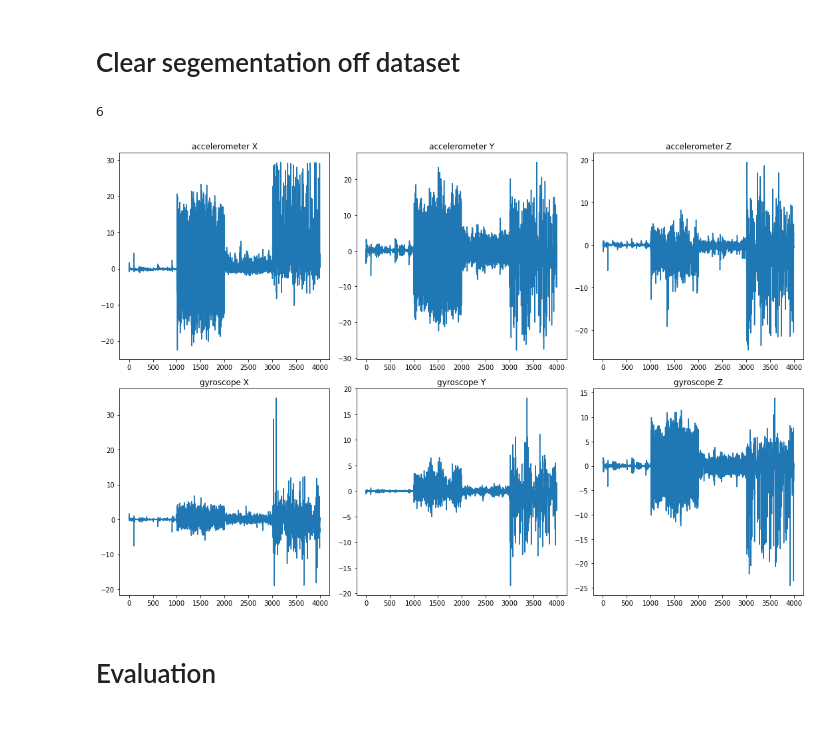
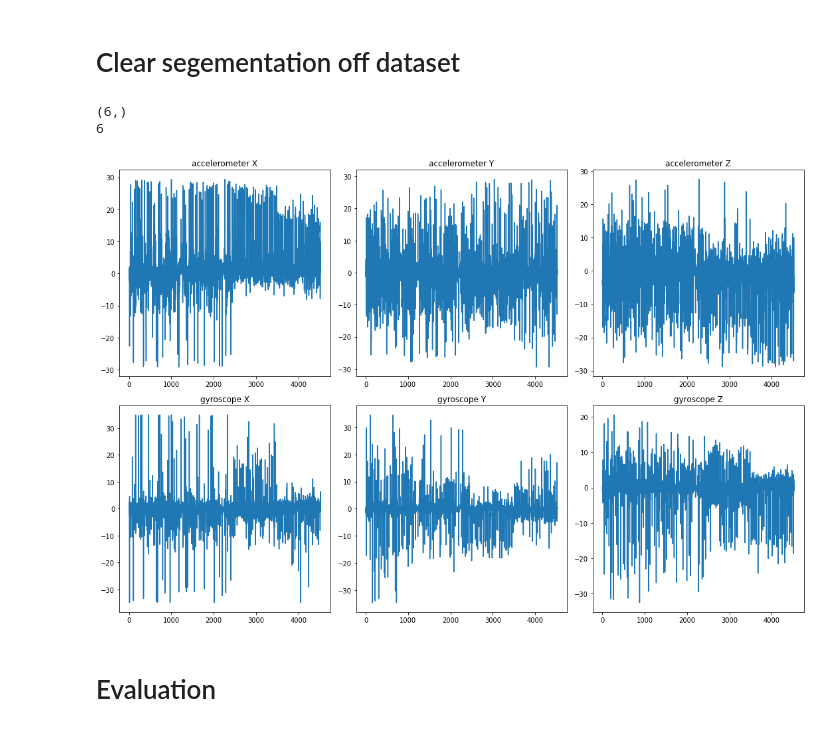
Before and after one commit to damjam212/TimeSeriesSegmentation, a Jupyter notebook: Data_segmentation.ipynb, the cells around one changed output. Saved outputs shown, nothing was run; the diff lists cells and outputs as text; code cells hidden in the pictures.

```diff
--- a/Data_segmentation.ipynb
+++ b/Data_segmentation.ipynb
@@ -59,9 +59,6 @@ def stack_time_series(df):
              stacked.iloc[0,0] = np.concatenate((stacked.iloc[i,0],row[0]))
     return stacked
 
-random_stacked, change_points = stack_time_series_randomly(df,42,100)
-random_stacked = dataframe_to_ndarray(random_stacked)
-
 
 def dataframe_to_ndarray(df):
     """This function creates ndarray(2 dmiensional, shape: length x dim) of dataframe (shape: dim x length)
@@ -78,6 +75,12 @@ def dataframe_to_ndarray(df):
         else:
             ndarray = np.vstack((ndarray,row[0]))
     return ndarray.transpose()
+
+random_stacked, change_points = stack_time_series_randomly(df,True)
+random_stacked = dataframe_to_ndarray(random_stacked)
+
+
+
 
 
 stacked = stack_time_series(df)
@@ -106,34 +109,35 @@ axs[1, 2].set_title('gyroscope Z')
 # Adjust the layout
 plt.tight_layout()
 
 # Show the plots
 plt.show()
 
 n, dim = 4000, 6  # number of samples, dimension
 n_bkps, sigma = 3, 5  # number of change points, noise standart deviation
 signal, bkps = rpt.pw_constant(n, dim, n_bkps, noise_std=sigma)
 # print((signal))
 # print((signal).shape)
 
 # plt.plot(signal)
 # plt.show()
 
 motion_basics_stacked_ndarray = dataframe_to_ndarray(stacked)
 
 # plt.plot(motion_basics_stacked_ndarray)
 # plt.show()
 
 # # change point detection
 # model = "l2"  # "l1", "rbf", "linear", "normal", "ar"
 # algo = rpt.Window(model=model).fit(motion_basics_stacked_ndarray)
 
 # my_bkps = algo.predict(n_bkps=3)
 
 # rpt.show.display(motion_basics_stacked_ndarray, bkps, my_bkps, figsize=(10, 6))
 # plt.show()
 # %% [output]
+(6,)
 6
-[figure, old version]
+[figure, new version]
 # %% [markdown]
 # Evaluation
 # %%
```
Also changed, not shown: parts of 30 cells of this notebook.
